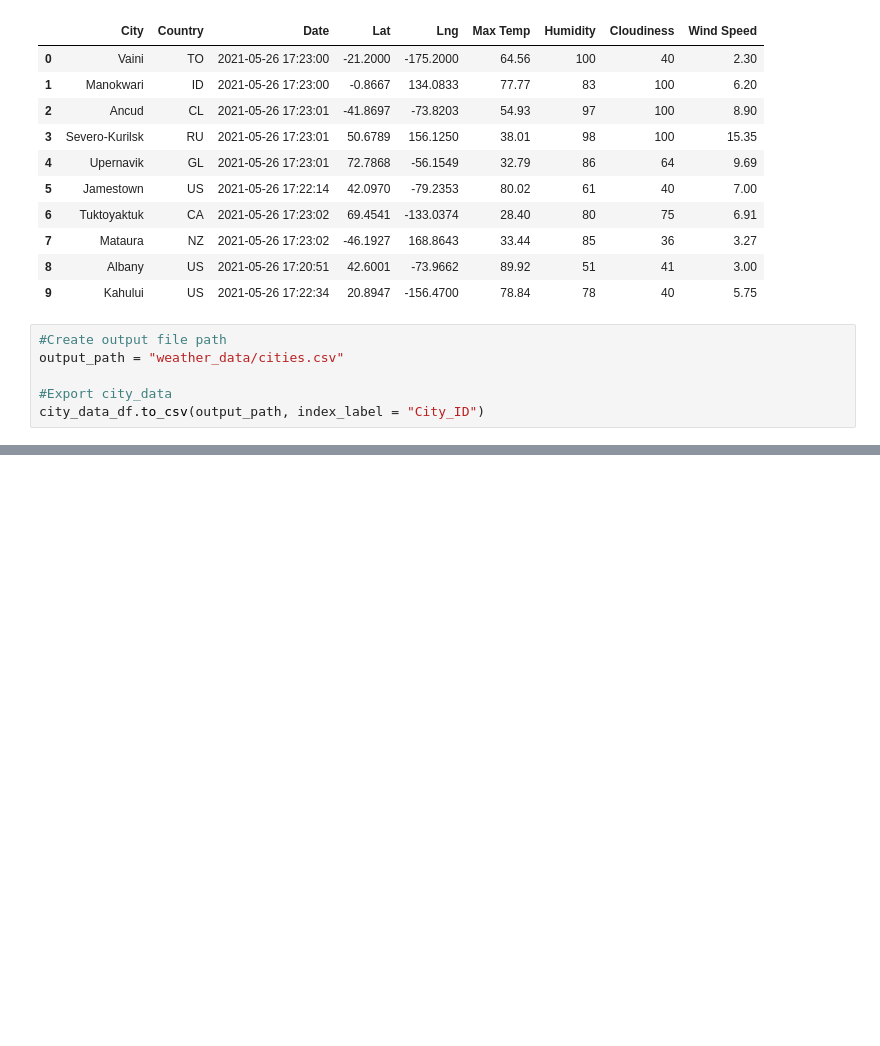
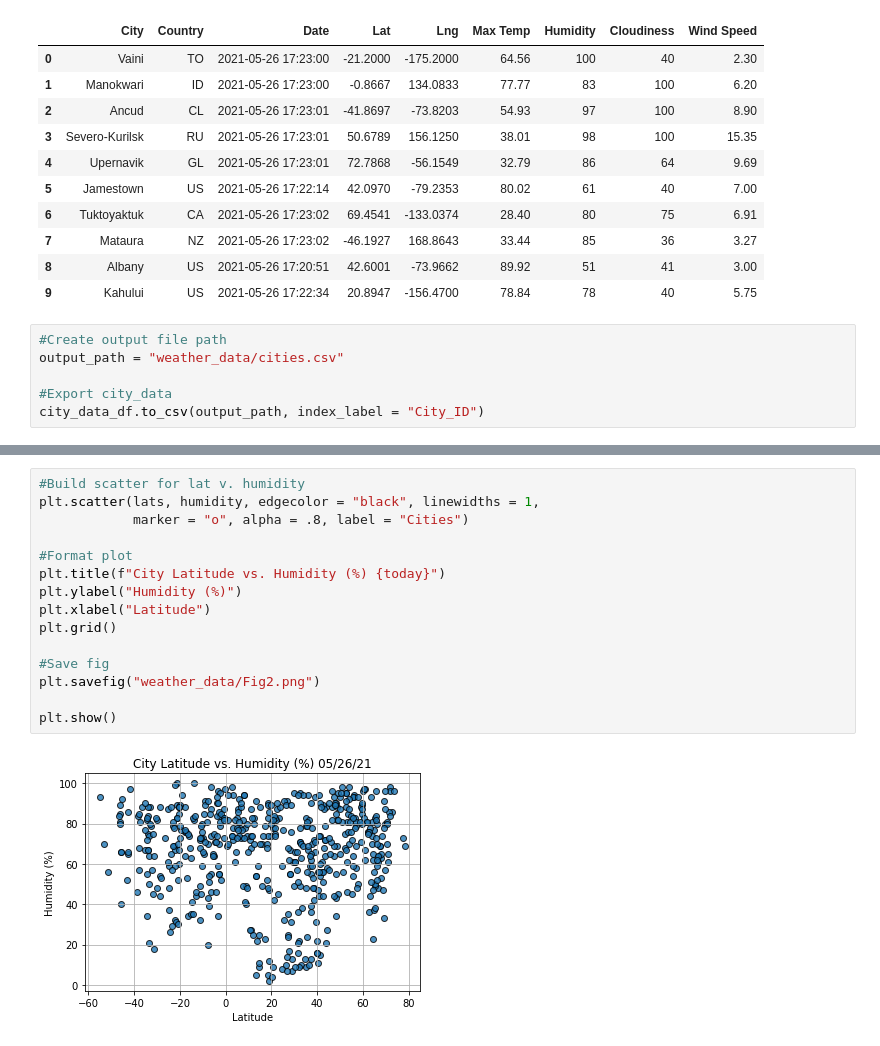
Before and after one commit to ean-maloney/World_Weather_Analysis, a Jupyter notebook: WeatherPy.ipynb, the cells around one changed output, grey strips where cells are left out. Drawn from its saved outputs; the diff is of its cells as text; blank space fills up the shorter version.

```diff
--- a/WeatherPy.ipynb
+++ b/WeatherPy.ipynb
@@ -165,0 +194,17 @@ city_data_df.to_csv(output_path, index_label = "City_ID")
+# %%
+#Build scatter for lat v. humidity
+plt.scatter(lats, humidity, edgecolor = "black", linewidths = 1,
+            marker = "o", alpha = .8, label = "Cities")
+
+#Format plot
+plt.title(f"City Latitude vs. Humidity (%) {today}")
+plt.ylabel("Humidity (%)")
+plt.xlabel("Latitude")
+plt.grid()
+
+#Save fig
+plt.savefig("weather_data/Fig2.png")
+
+plt.show()
+# %% [output]
+[figure, added]
```
Also changed, not shown: parts of 4 cells of this notebook, 5 other files.
